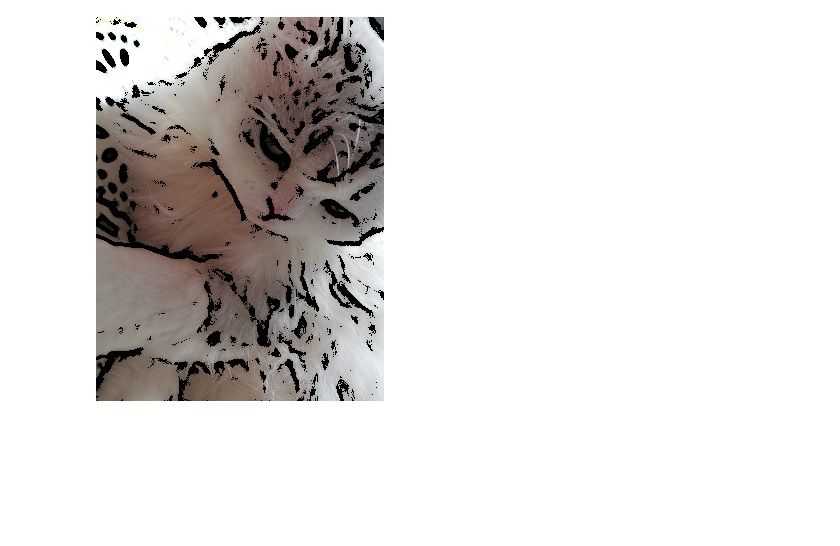
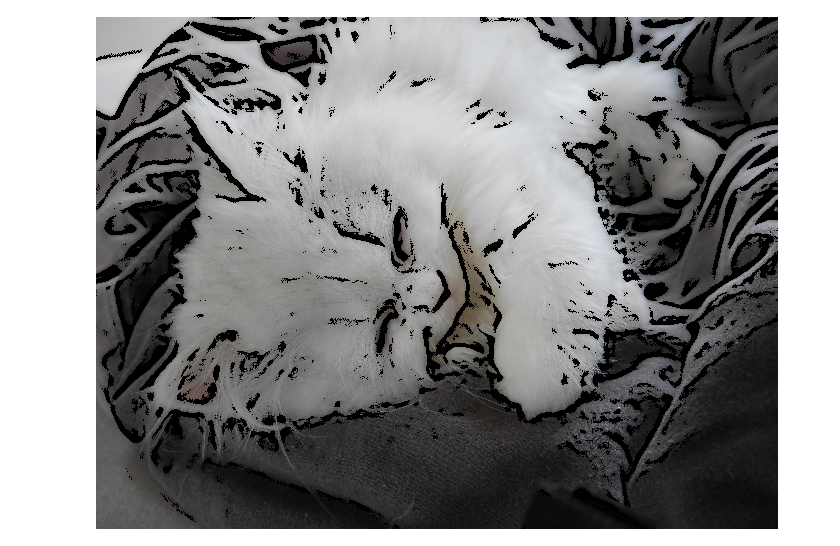
Before and after one commit to hellonico/opencv4_java_tutorial, a Jupyter notebook: jupyter/cartoon.ipynb, the cells around one changed output. Cells and saved outputs as stored; diff of their text form; code cells hidden in the pictures; blank space fills up the shorter version.

```diff
--- a/jupyter/cartoon.ipynb
+++ b/jupyter/cartoon.ipynb
@@ -37,9 +37,9 @@ Mat cartoon(Mat inputFrame) {
     return mOutputFrame;
 }
 # %%
-String url = "https://raw.githubusercontent.com/hellonico/opencv4_java_tutorial/master/data/marcel2019.jpg";
+String url = "https://raw.githubusercontent.com/hellonico/origami-dnn/master/resources/marcel.jpg";
 Mat marcel = Origami.urlToMat(url);
 Mat smallMarcel = Origami.resize(marcel, 6);
 Origami.matToBufferedImage(cartoon(smallMarcel));
 # %% [output]
-[figure, old version]
+[figure, new version]
```
Also changed, not shown: parts of 2 cells of this notebook, 45 other files.
